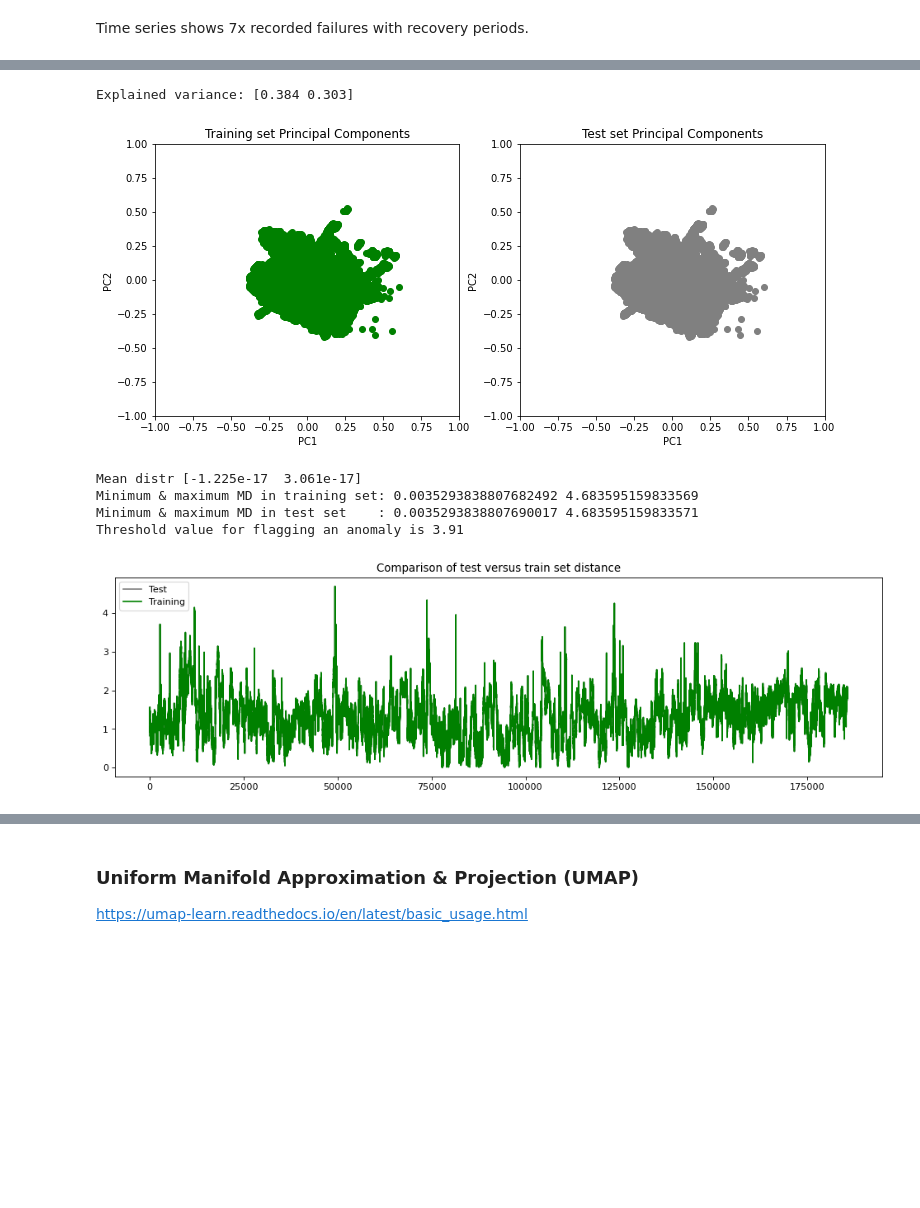
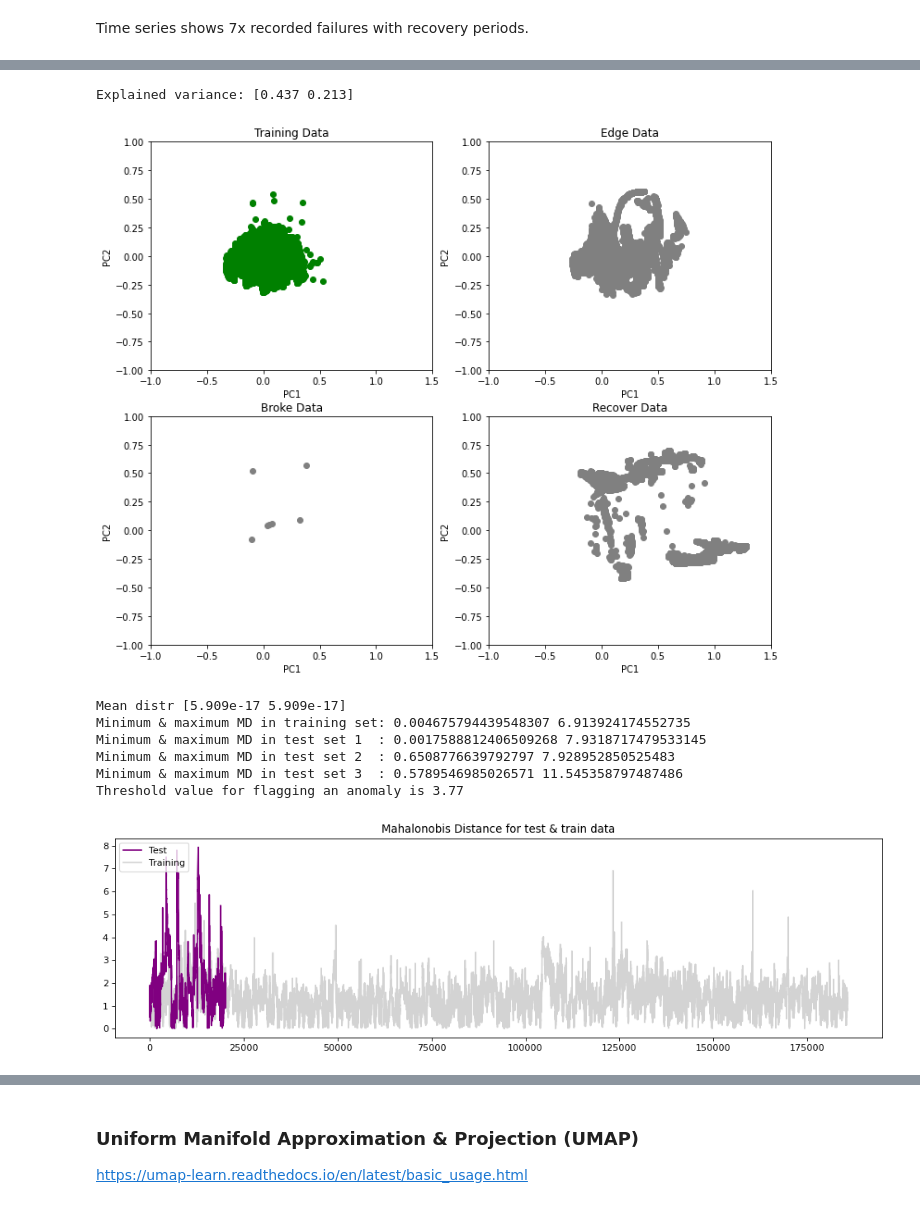
Before and after one commit to 3minuterecord/predictiveMaintenancePortfolio, a Jupyter notebook: Pump Sensor Predictive Maintenance.ipynb, the cells around one changed output, grey strips where cells are left out. Drawn from its saved outputs; the diff is of its cells as text; code cells hidden in the pictures; blank space fills up the shorter version.

Commit message:
Add time segment extraction function, split test for pump data into 3 parts.

```diff
--- a/Pump Sensor Predictive Maintenance.ipynb
+++ b/Pump Sensor Predictive Maintenance.ipynb
@@ -299,46 +363,74 @@ X_train_PCA = pd.DataFrame(X_train_PCA)
 X_train_PCA.index = df_train.index
 
 # Project the test data onto the PCA space
-X_test_PCA = pca.transform(df_test)
-X_test_PCA = pd.DataFrame(X_test_PCA)
-X_test_PCA.index = df_test.index
+X_test1_PCA = pca.transform(df_test1)
+X_test1_PCA = pd.DataFrame(X_test1_PCA)
+X_test1_PCA.index = df_test1.index
+
+# Project the test data onto the PCA space
+X_test2_PCA = pca.transform(df_test2)
+X_test2_PCA = pd.DataFrame(X_test2_PCA)
+X_test2_PCA.index = df_test2.index
+
+# Project the test data onto the PCA space
+X_test3_PCA = pca.transform(df_test3)
+X_test3_PCA = pd.DataFrame(X_test3_PCA)
+X_test3_PCA.index = df_test3.index
 
 # Print the explained variance
 # 3 decimal places and don't use scientific notation
 np.set_printoptions(precision = 3, suppress=True)
 print('Explained variance:', pca.explained_variance_ratio_)
 # %% [output]
-Explained variance: [0.384 0.303]
+Explained variance: [0.437 0.213]
 # %%
 # Plot PC1 vs PC2 for training & test sets
-fig, axes = plt.subplots(1, 2, figsize = (12, 5))
-gs = gridspec.GridSpec(1, 2, width_ratios = [1, 1])
+fig, axes = plt.subplots(2, 2, figsize = (12, 10))
+gs = gridspec.GridSpec(2, 2, width_ratios = [1, 1])
 
 ax0 = plt.subplot(gs[0])
 ax0.scatter(X_train_PCA.loc[:, 0], X_train_PCA.loc[:, 1], color = 'green')
 ax0.set_xlabel('PC1')
 ax0.set_ylabel('PC2')
-ax0.set_xlim(-1, 1)
+ax0.set_xlim(-1, 1.5)
 ax0.set_ylim(-1, 1)
-ax0.set_title('Training set Principal Components')
+ax0.set_title('Training Data')
 
 ax1 = plt.subplot(gs[1])
-ax1.scatter(X_test_PCA.loc[:, 0], X_test_PCA.loc[:, 1], color = 'grey')
+ax1.scatter(X_test1_PCA.loc[:, 0], X_test1_PCA.loc[:, 1], color = 'grey')
 ax1.set_xlabel('PC1')
 ax1.set_ylabel('PC2')
-ax1.set_xlim(-1, 1)
+ax1.set_xlim(-1, 1.5)
 ax1.set_ylim(-1, 1)
-ax1.set_title('Test set Principal Components')
+ax1.set_title('Edge Data')
+
+ax2 = plt.subplot(gs[2])
+ax2.scatter(X_test2_PCA.loc[:, 0], X_test2_PCA.loc[:, 1], color = 'grey')
+ax2.set_xlabel('PC1')
+ax2.set_ylabel('PC2')
+ax2.set_xlim(-1, 1.5)
+ax2.set_ylim(-1, 1)
+ax2.set_title('Broke Data')
+
+ax3 = plt.subplot(gs[3])
+ax3.scatter(X_test3_PCA.loc[:, 0], X_test3_PCA.loc[:, 1], color = 'grey')
+ax3.set_xlabel('PC1')
+ax3.set_ylabel('PC2')
+ax3.set_xlim(-1, 1.5)
+ax3.set_ylim(-1, 1)
+ax3.set_title('Recover Data')
 
 plt.show()
 # %% [output]
-[figure, old version]
+[figure, new version]
 # %%
 # Move on to calculate Mahalanobis Distance
 # This is a multivatiate distance from centroid calculation that
 # can be useful for unsupervised anomaly detection
 data_train = np.array(X_train_PCA.values)
-data_test = np.array(X_test_PCA.values)
+data_test1 = np.array(X_test1_PCA.values)
+data_test2 = np.array(X_test2_PCA.values)
+data_test3 = np.array(X_test3_PCA.values)
 
 cov_matrix = np.cov(data_train, rowvar = False)
 inv_cov_matrix = np.linalg.inv(cov_matrix)
@@ -349,25 +441,31 @@ np.set_printoptions(precision = 3, suppress = False)
 print('Mean distr', mean_distr)
 
 # Mahalanobis Distance calculation
-dist_test = pdm.MahalanobisDist(inv_cov_matrix, mean_distr, data_test, verbose=False)
+dist_test1 = pdm.MahalanobisDist(inv_cov_matrix, mean_distr, data_test1, verbose=False)
+dist_test2 = pdm.MahalanobisDist(inv_cov_matrix, mean_distr, data_test2, verbose=False)
+dist_test3 = pdm.MahalanobisDist(inv_cov_matrix, mean_distr, data_test3, verbose=False)
 dist_train = pdm.MahalanobisDist(inv_cov_matrix, mean_distr, data_train, verbose=False)
 
 print("Minimum & maximum MD in training set:", min(dist_train), max(dist_train))
-print("Minimum & maximum MD in test set    :", min(dist_test), max(dist_test))
+print("Minimum & maximum MD in test set 1  :", min(dist_test1), max(dist_test1))
+print("Minimum & maximum MD in test set 2  :", min(dist_test2), max(dist_test2))
+print("Minimum & maximum MD in test set 3  :", min(dist_test3), max(dist_test3))
 
 threshold = pdm.MD_threshold(dist_train, extreme = True) # extreme = True; 2x mean of incoming data
 print("Threshold value for flagging an anomaly is", "{:.2f}".format(threshold))
 # %% [output]
-Mean distr [-1.225e-17  3.061e-17]
-Minimum & maximum MD in training set: 0.0035293838807682492 4.683595159833569
-Minimum & maximum MD in test set    : 0.0035293838807690017 4.683595159833571
-Threshold value for flagging an anomaly is 3.91
+Mean distr [5.909e-17 5.909e-17]
+Minimum & maximum MD in training set: 0.004675794439548307 6.913924174552735
+Minimum & maximum MD in test set 1  : 0.0017588812406509268 7.9318717479533145
+Minimum & maximum MD in test set 2  : 0.6508776639792797 7.928952850525483
+Minimum & maximum MD in test set 3  : 0.5789546985026571 11.545358797487486
+Threshold value for flagging an anomaly is 3.77
 # %%
 figure(figsize = (15, 4), dpi = 80)
-plt.plot(np.array(dist_test), label = "Test", color = 'grey')
-plt.plot(np.array(dist_train) , label = "Training", color = 'green')
+plt.plot(np.array(dist_test1), label = "Test", color = 'purple', zorder = 2)
+plt.plot(np.array(dist_train) , label = "Training", color = 'lightgrey', zorder = 1)
 plt.legend(loc = "upper left")
-plt.title("Comparison of test versus train set distance")
+plt.title("Mahalonobis Distance for test & train data")
 plt.show()
 # %% [output]
-[figure, old version]
+[figure, new version]
```
Also changed, not shown: parts of 47 cells of this notebook, 1 other file.
